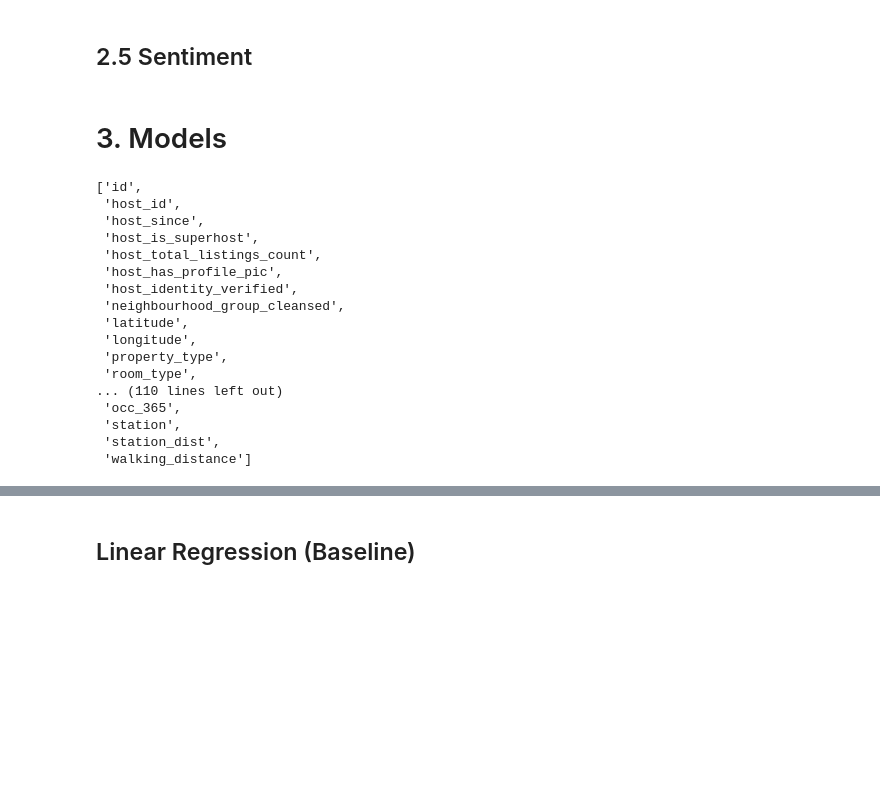
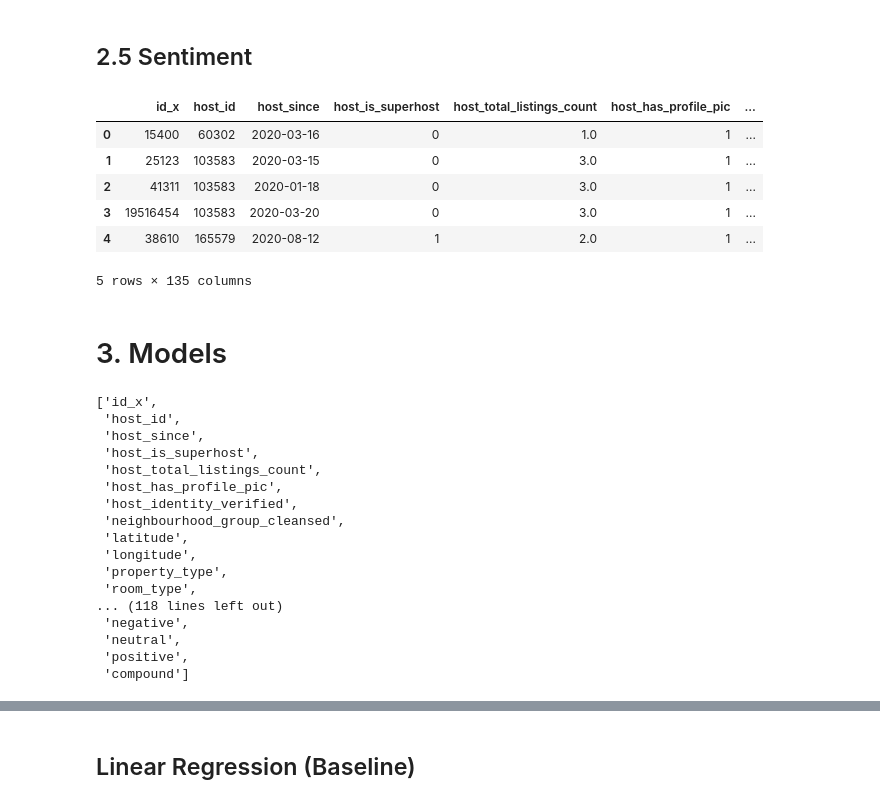
Before and after one commit to skoruthu/airbnb_recommender, a Jupyter notebook: models.ipynb, the cells around one changed output, grey strips where cells are left out. Saved outputs shown, nothing was run; the diff lists cells and outputs as text; code cells hidden in the pictures; blank space fills up the shorter version.

Commit message:
add sentiment analysis to model

```diff
--- a/models.ipynb
+++ b/models.ipynb
@@ -377,11 +377,22 @@ df.head()
 ## 2.5 Sentiment
 # %%
 ############## Add sentiment features #################
-# df_sentiment = pd.read_csv('computed_features/sentiment_score.csv')
-# df_sentiment=df_sentiment.drop(columns=['Unnamed: 0'])
-# df=pd.merge(df,df_sentiment,left_on='id', right_on='listing_id',how='left')
-# df = df.drop(['listing_id'], axis = 1)
-# df.head()
+import pandas as pd
+df_sentiment = pd.read_csv('computed_features/nc_eng_with_sent.csv')
+# df_sentiment = df_sentiment.groupby('listing_id').mean()
+# df_sentiment = df_sentiment.reset_index()
+df=pd.merge(df,df_sentiment,left_on='id', right_on='listing_id',how='left')
+df = df.drop(['listing_id'], axis = 1)
+df = df.fillna(df.mean())
+df.head()
+# %% [output]
+|  | id_x | host_id | host_since | host_is_superhost | host_total_listings_count | host_has_profile_pic | ... |
+| 0 | 15400 | 60302 | 2020-03-16 | 0 | 1.0 | 1 | ... |
+| 1 | 25123 | 103583 | 2020-03-15 | 0 | 3.0 | 1 | ... |
+| 2 | 41311 | 103583 | 2020-01-18 | 0 | 3.0 | 1 | ... |
+| 3 | 19516454 | 103583 | 2020-03-20 | 0 | 3.0 | 1 | ... |
+| 4 | 38610 | 165579 | 2020-08-12 | 1 | 2.0 | 1 | ... |
+5 rows × 135 columns
 # %% [markdown]
 # 3. Models
 # %%
@@ -391,7 +402,7 @@ df = df.rename(columns = lambda x:re.sub('[^A-Za-z0-9_]+', '', x))
 # %%
 df.columns.tolist()
 # %% [output]
-['id',
+['id_x',
  'host_id',
  'host_since',
  'host_is_superhost',
@@ -403,9 +414,9 @@ df.columns.tolist()
  'longitude',
  'property_type',
  'room_type',
-... (110 lines left out)
- 'occ_365',
- 'station',
- 'station_dist',
- 'walking_distance']
+... (118 lines left out)
+ 'negative',
+ 'neutral',
+ 'positive',
+ 'compound']
 # %%
```
Also changed, not shown: parts of 8 cells of this notebook, 2 other files.
